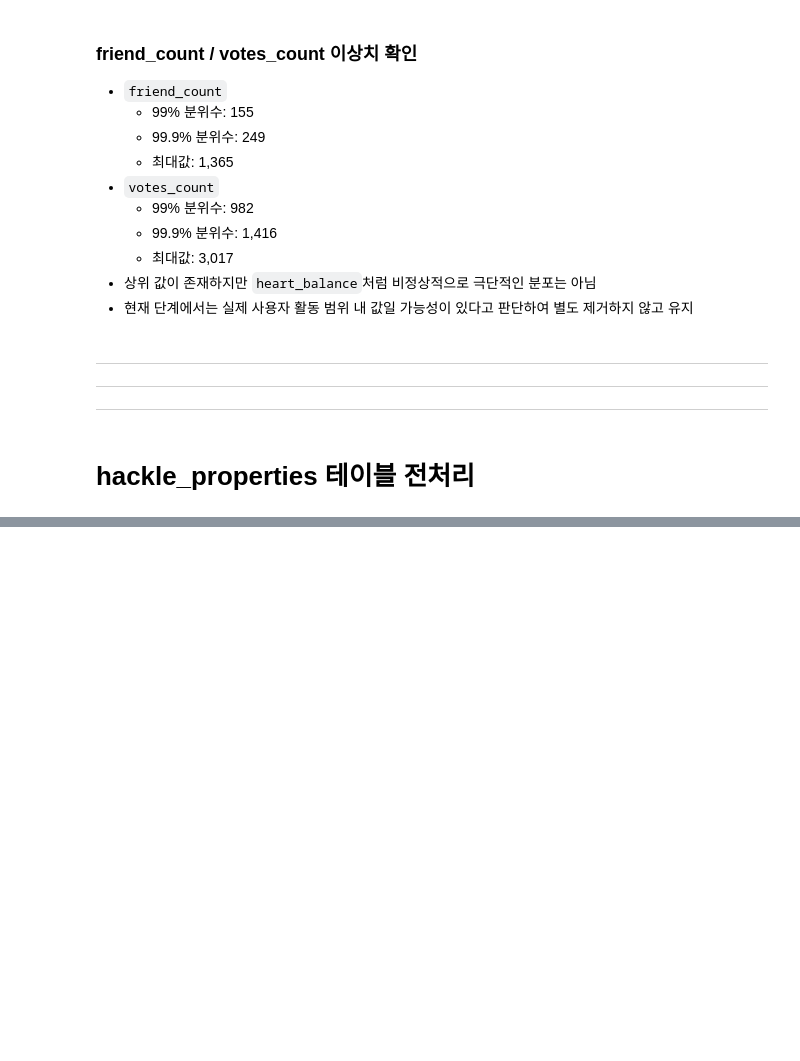
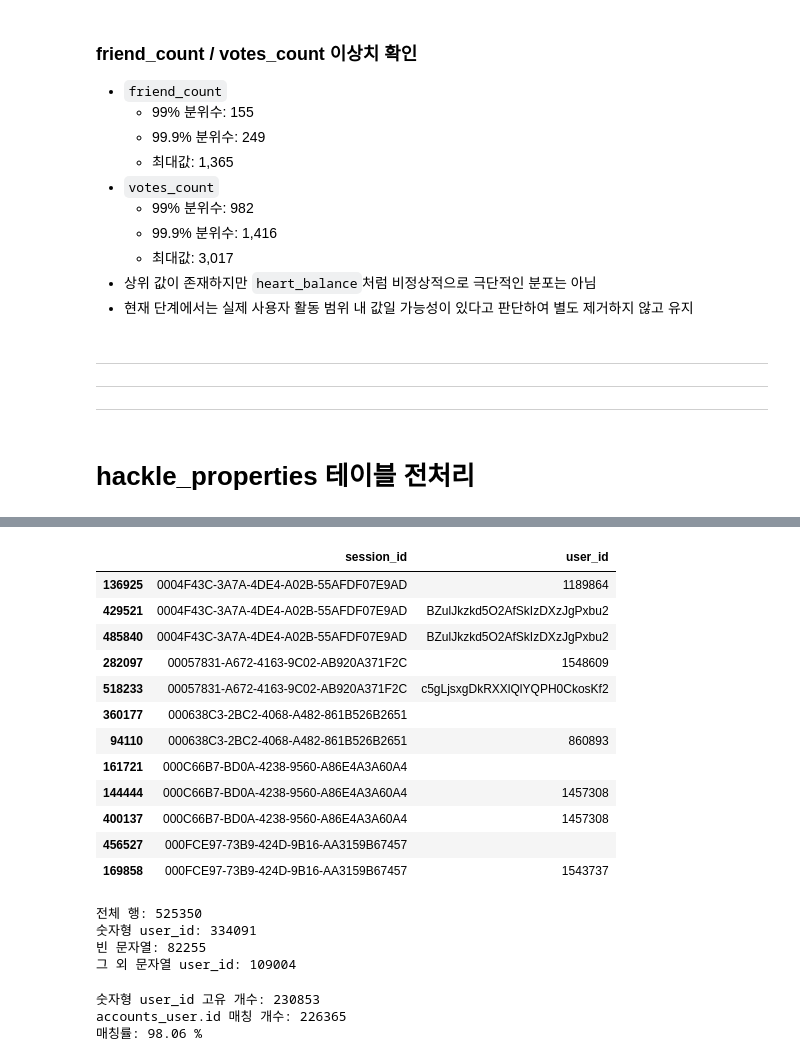
Before and after one commit to DA15-Lab/team4-final-project, a Jupyter notebook: notebooks/preprocessing/prep-hackle.ipynb, the cells around one changed output, grey strips where cells are left out. Drawn from its saved outputs; the diff is of its cells as text; code cells hidden in the pictures; blank space fills up the shorter version.

```diff
--- a/notebooks/preprocessing/prep-hackle.ipynb
+++ b/notebooks/preprocessing/prep-hackle.ipynb
@@ -718,0 +764,8 @@ property_df = pd.read_sql(
+# %%
+session_user_count = (
+    property_df
+    .groupby("session_id")["user_id"]
+    .nunique()
+)
+
+session_user_count.value_counts().sort_index()
@@ -718,0 +780,72 @@ property_df = pd.read_sql(
+# %%
+multi_sessions = session_user_count[
+    session_user_count > 1
+].index
+
+sample_sessions = multi_sessions[:5]
+
+property_df[
+    property_df["session_id"].isin(sample_sessions)
+][
+    ["session_id", "user_id"]
+].sort_values(
+    ["session_id", "user_id"]
+)
+# %% [output]
+|  | session_id | user_id |
+| 136925 | 0004F43C-3A7A-4DE4-A02B-55AFDF07E9AD | 1189864 |
+| 429521 | 0004F43C-3A7A-4DE4-A02B-55AFDF07E9AD | BZulJkzkd5O2AfSkIzDXzJgPxbu2 |
+| 485840 | 0004F43C-3A7A-4DE4-A02B-55AFDF07E9AD | BZulJkzkd5O2AfSkIzDXzJgPxbu2 |
+| 282097 | 00057831-A672-4163-9C02-AB920A371F2C | 1548609 |
+| 518233 | 00057831-A672-4163-9C02-AB920A371F2C | c5gLjsxgDkRXXlQlYQPH0CkosKf2 |
+| 360177 | 000638C3-2BC2-4068-A482-861B526B2651 |  |
+| 94110 | 000638C3-2BC2-4068-A482-861B526B2651 | 860893 |
+| 161721 | 000C66B7-BD0A-4238-9560-A86E4A3A60A4 |  |
+| 144444 | 000C66B7-BD0A-4238-9560-A86E4A3A60A4 | 1457308 |
+| 400137 | 000C66B7-BD0A-4238-9560-A86E4A3A60A4 | 1457308 |
+| 456527 | 000FCE97-73B9-424D-9B16-AA3159B67457 |  |
+| 169858 | 000FCE97-73B9-424D-9B16-AA3159B67457 | 1543737 |
+# %%
+user_id_str = property_df["user_id"].astype(str).str.strip()
+
+print("전체 행:", len(property_df))
+print("숫자형 user_id:", user_id_str.str.fullmatch(r"\d+").sum())
+print("빈 문자열:", user_id_str.eq("").sum())
+print(
+    "그 외 문자열 user_id:",
+    (
+        ~user_id_str.str.fullmatch(r"\d+")
+        & ~user_id_str.eq("")
+    ).sum()
+)
+# %% [output]
+전체 행: 525350
+숫자형 user_id: 334091
+빈 문자열: 82255
+그 외 문자열 user_id: 109004
+# %%
+account_user_df = pd.read_sql(
+    "SELECT id FROM accounts_user",
+    engine
+)
+
+numeric_user_ids = (
+    property_df.loc[
+        property_df["user_id"].astype(str).str.strip().str.fullmatch(r"\d+"),
+        "user_id"
+    ]
+    .astype("Int64")
+    .drop_duplicates()
+)
+
+matched_count = numeric_user_ids.isin(
+    account_user_df["id"].astype("Int64")
+).sum()
+
+print("숫자형 user_id 고유 개수:", numeric_user_ids.nunique())
+print("accounts_user.id 매칭 개수:", matched_count)
+print("매칭률:", round(matched_count / numeric_user_ids.nunique() * 100, 2), "%")
+# %% [output]
+숫자형 user_id 고유 개수: 230853
+accounts_user.id 매칭 개수: 226365
+매칭률: 98.06 %
```
Also changed, not shown: parts of 28 cells of this notebook.
